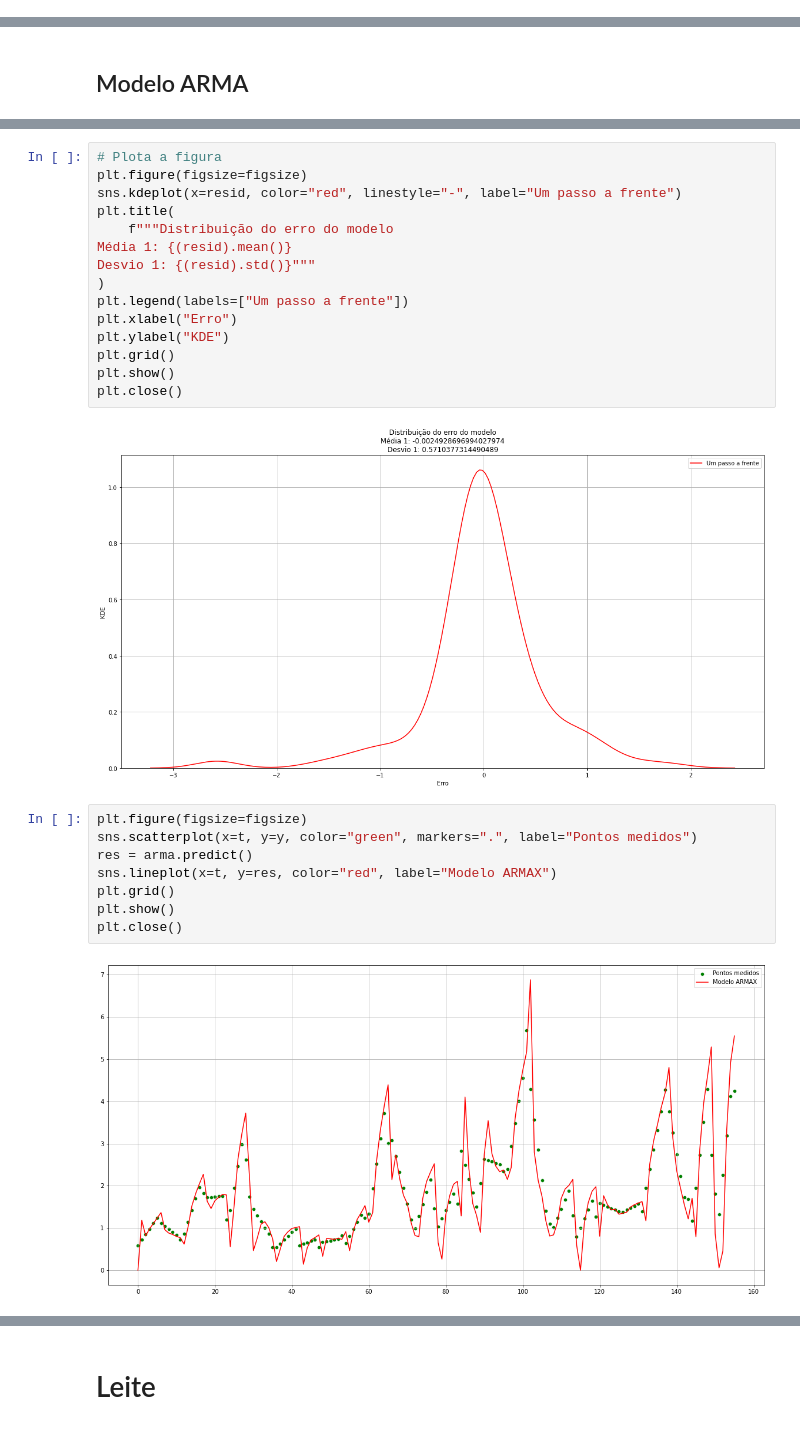
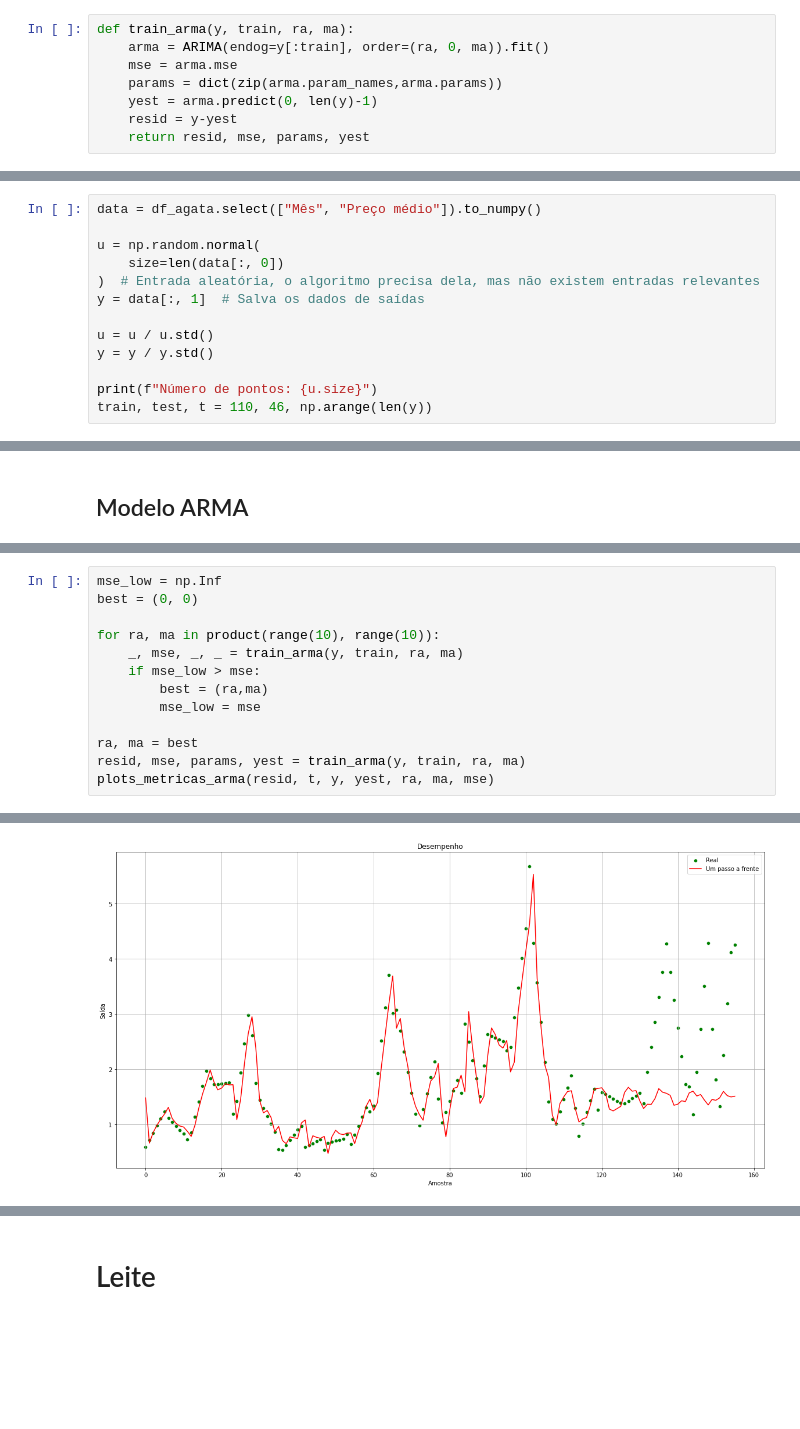
Before and after one commit to CaioMizerkowski/mestrado, a Jupyter notebook: EELT7016/trabalho_01.ipynb, the cells around one changed output, grey strips where cells are left out. Saved outputs shown, nothing was run; the diff lists cells and outputs as text; blank space fills up the shorter version.

```diff
--- a/EELT7016/trabalho_01.ipynb
+++ b/EELT7016/trabalho_01.ipynb
@@ -70,3 +87,11 @@ def plot_serie(t, y, yest, title):
+# %%
+def train_arma(y, train, ra, ma):
+    arma = ARIMA(endog=y[:train], order=(ra, 0, ma)).fit()
+    mse = arma.mse
+    params = dict(zip(arma.param_names,arma.params))
+    yest = arma.predict(0, len(y)-1)
+    resid = y-yest
+    return resid, mse, params, yest
 # %% [markdown]
 # Batata
 # %% [markdown]
@@ -117,0 +145,13 @@ plt.close()
+# %%
+data = df_agata.select(["Mês", "Preço médio"]).to_numpy()
+
+u = np.random.normal(
+    size=len(data[:, 0])
+)  # Entrada aleatória, o algoritmo precisa dela, mas não existem entradas relevantes
+y = data[:, 1]  # Salva os dados de saídas
+
+u = u / u.std()
+y = y / y.std()
+
+print(f"Número de pontos: {u.size}")
+train, test, t = 110, 46, np.arange(len(y))
@@ -204,27 +204,14 @@ Warnings:
-# %%
-# Plota a figura
-plt.figure(figsize=figsize)
-sns.kdeplot(x=resid, color="red", linestyle="-", label="Um passo a frente")
-plt.title(
-    f"""Distribuição do erro do modelo
-Média 1: {(resid).mean()}
-Desvio 1: {(resid).std()}"""
-)
-plt.legend(labels=["Um passo a frente"])
-plt.xlabel("Erro")
-plt.ylabel("KDE")
-plt.grid()
-plt.show()
-plt.close()
-# %% [output]
-[figure, removed]
-# %%
-plt.figure(figsize=figsize)
-sns.scatterplot(x=t, y=y, color="green", markers=".", label="Pontos medidos")
-res = arma.predict()
-sns.lineplot(x=t, y=res, color="red", label="Modelo ARMAX")
-plt.grid()
-plt.show()
-plt.close()
-# %% [output]
-[figure, removed]
+# %%
+mse_low = np.Inf
+best = (0, 0)
+
+for ra, ma in product(range(10), range(10)):
+    _, mse, _, _ = train_arma(y, train, ra, ma)
+    if mse_low > mse:
+        best = (ra,ma)
+        mse_low = mse
+
+ra, ma = best
+resid, mse, params, yest = train_arma(y, train, ra, ma)
+plots_metricas_arma(resid, t, y, yest, ra, ma, mse)
+# %% [output]
@@ -230,0 +229 @@ plt.close()
+[figure, added]
```
Also changed, not shown: parts of 36 cells of this notebook.
